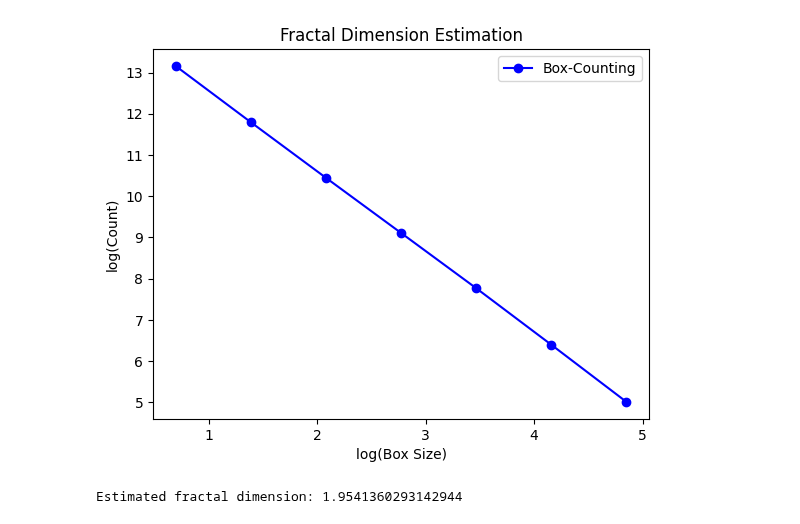
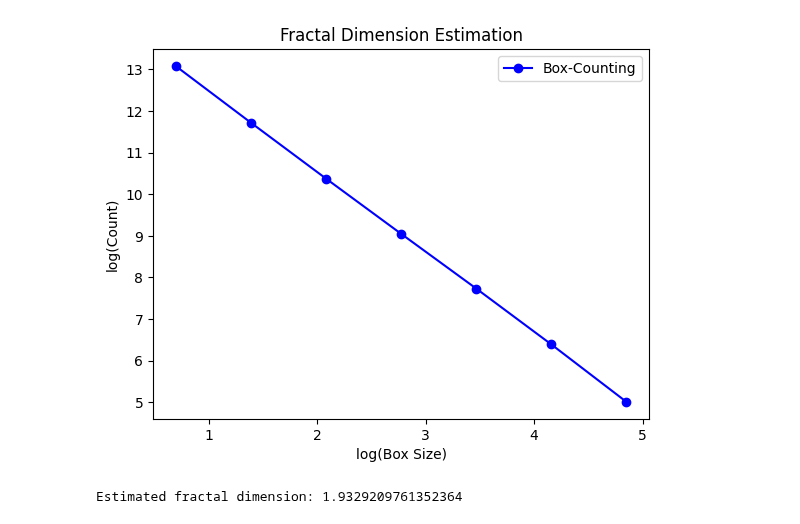
Before and after one commit to lemontang3/Python_Physics, a Jupyter notebook: Fractal_analysis.ipynb, the cells around one changed output. Drawn from its saved outputs; the diff is of its cells as text; code cells hidden in the pictures.

```diff
--- a/Fractal_analysis.ipynb
+++ b/Fractal_analysis.ipynb
@@ -4,7 +4,7 @@ import matplotlib.pyplot as plt
 import cv2
 
 # Load image and convert to grayscale
-image = cv2.imread('/workspaces/Python_Physics/Images/PDVB Butanol 4% wt to vol (7).jpeg', 0)
+image = cv2.imread('/workspaces/Python_Physics/Images/PDVB Butanol 4% wt to vol (2).jpeg', 0)
 
 # Convert image to binary (black and white)
 _, binary_image = cv2.threshold(image, 127, 255, cv2.THRESH_BINARY_INV)
@@ -16,32 +16,32 @@ def box_count(img, box_size):
     count = 0
     for i in range(0, rows, box_size):
         for j in range(0, cols, box_size):
             if np.any(img[i:i + box_size, j:j + box_size]):
                 count += 1
     return count
 
 # Apply box-counting for different box sizes
 box_sizes = [2, 4, 8, 16, 32, 64, 128]
 counts = []
 
 for size in box_sizes:
     counts.append(box_count(binary_image, size))
 
 # Perform a log-log plot to estimate fractal dimension
 log_box_sizes = np.log(box_sizes)
 log_counts = np.log(counts)
 
 plt.plot(log_box_sizes, log_counts, 'bo-', label="Box-Counting")
 plt.xlabel('log(Box Size)')
 plt.ylabel('log(Count)')
 plt.title('Fractal Dimension Estimation')
 plt.legend()
 plt.show()
 
 # Calculate the slope (fractal dimension)
 coeffs = np.polyfit(log_box_sizes, log_counts, 1)
 fractal_dimension = -coeffs[0]
 print(f"Estimated fractal dimension: {fractal_dimension}")
 # %% [output]
-[figure, old version]
+[figure, new version]
-Estimated fractal dimension: 1.9541360293142944
+Estimated fractal dimension: 1.9329209761352364
```
Also changed, not shown: 1 other file.
